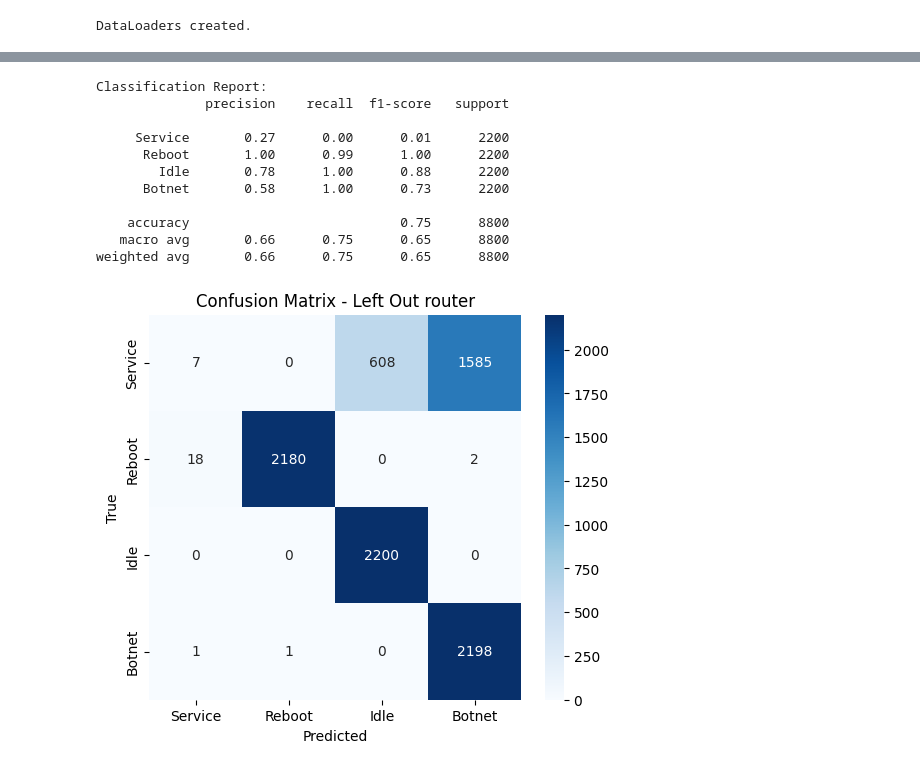
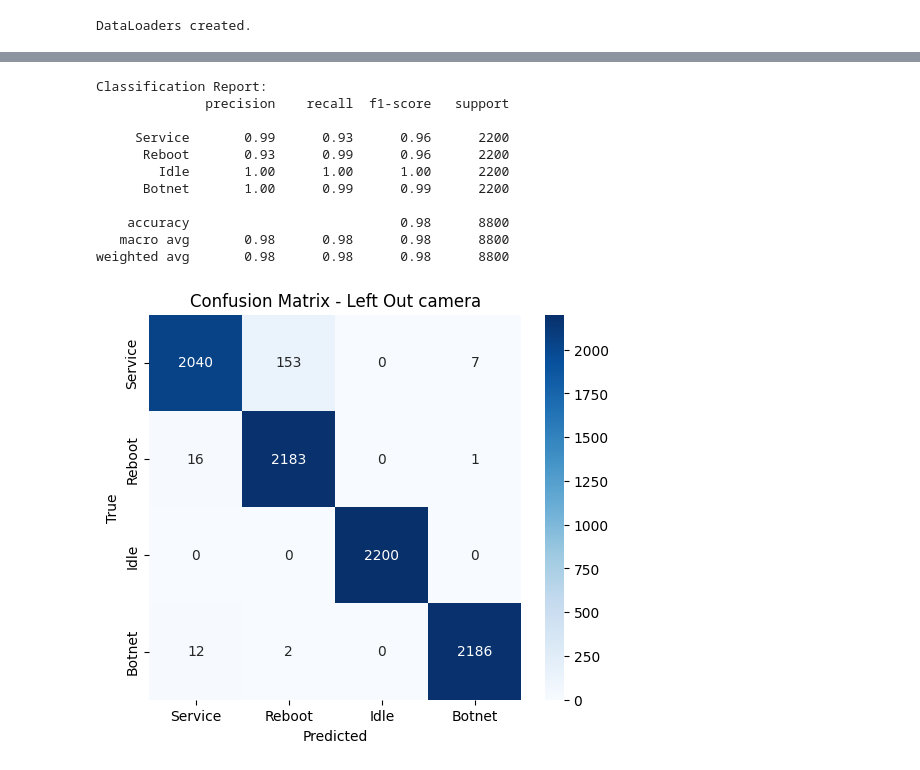
Before and after one commit to Binwakil/Power_Based-IOT-Botnet-Detection, a Jupyter notebook: DetectionPipeline.ipynb, the cells around one changed output, grey strips where cells are left out. Drawn from its saved outputs; the diff is of its cells as text; code cells hidden in the pictures.

```diff
--- a/DetectionPipeline.ipynb
+++ b/DetectionPipeline.ipynb
@@ -847,8 +848,8 @@ import numpy as np
 #   combined_camera, labels_camera  # shape: (7500, 8800) and (8800,)
 
 # Now we merge them
-combined_cross = np.hstack([combined_router, combined_camera])  # shape (7500, 17600)
-labels_cross = np.concatenate([labels_router, labels_camera])   # shape (17600,)
+combined_cross = np.hstack([combined_router, combined_camera, combined_voice])  # shape (7500, 17600)
+labels_cross = np.concatenate([labels_router, labels_camera, labels_voice])   # shape (17600,)
 
 print("Cross-Eval combined shape:", combined_cross.shape)
 print("Cross-Eval labels shape:", labels_cross.shape)
@@ -1067,10 +1068,10 @@ device_data = {
         'X': combined_router,
         'Y': labels_router
     },
-    # 'voice': {
-    #     'X': combined_voice,
-    #     'Y': labels_voice
-    # }
+     'voice': {
+         'X': combined_voice,
+         'Y': labels_voice
+     }
 }
 
 print("Devices in device_data:", list(device_data.keys()))
@@ -1253,7 +1258,7 @@ import seaborn as sns
 import matplotlib.pyplot as plt
 
 # Example for one device (if you want to do it in the loop above, you can do so):
-left_out = 'router'  # for instance
+left_out = 'camera'  # for instance
 test_X = device_data[left_out]['X']
 test_Y = device_data[left_out]['Y']
 
@@ -1261,38 +1266,38 @@ test_dataset = LODODataset(test_X, test_Y, normalize=True)
 test_loader = DataLoader(test_dataset, batch_size=batch_size, shuffle=False)
 
 model.eval()
 all_preds = []
 all_labels = []
 with torch.no_grad():
     for X_batch, Y_batch in test_loader:
         X_batch, Y_batch = X_batch.to(device), Y_batch.to(device)
         outputs = model(X_batch)
         _, predicted = torch.max(outputs, 1)
         all_preds.extend(predicted.cpu().numpy())
         all_labels.extend(Y_batch.cpu().numpy())
 
 class_names = ['Service', 'Reboot', 'Idle', 'Botnet']
 cm = confusion_matrix(all_labels, all_preds)
 print("Classification Report:")
 print(classification_report(all_labels, all_preds, target_names=class_names))
 
 plt.figure(figsize=(6,5))
 sns.heatmap(cm, annot=True, fmt='d', cmap='Blues',
             xticklabels=class_names, yticklabels=class_names)
 plt.xlabel("Predicted")
 plt.ylabel("True")
 plt.title(f"Confusion Matrix - Left Out {left_out}")
 plt.show()
 # %% [output]
 Classification Report:
               precision    recall  f1-score   support
 
-     Service       0.27      0.00      0.01      2200
-      Reboot       1.00      0.99      1.00      2200
-        Idle       0.78      1.00      0.88      2200
-      Botnet       0.58      1.00      0.73      2200
+     Service       0.99      0.93      0.96      2200
+      Reboot       0.93      0.99      0.96      2200
+        Idle       1.00      1.00      1.00      2200
+      Botnet       1.00      0.99      0.99      2200
 
-    accuracy                           0.75      8800
-   macro avg       0.66      0.75      0.65      8800
-weighted avg       0.66      0.75      0.65      8800
+    accuracy                           0.98      8800
+   macro avg       0.98      0.98      0.98      8800
+weighted avg       0.98      0.98      0.98      8800
-[figure, old version]
+[figure, new version]
```
Also changed, not shown: parts of 9 cells of this notebook.
